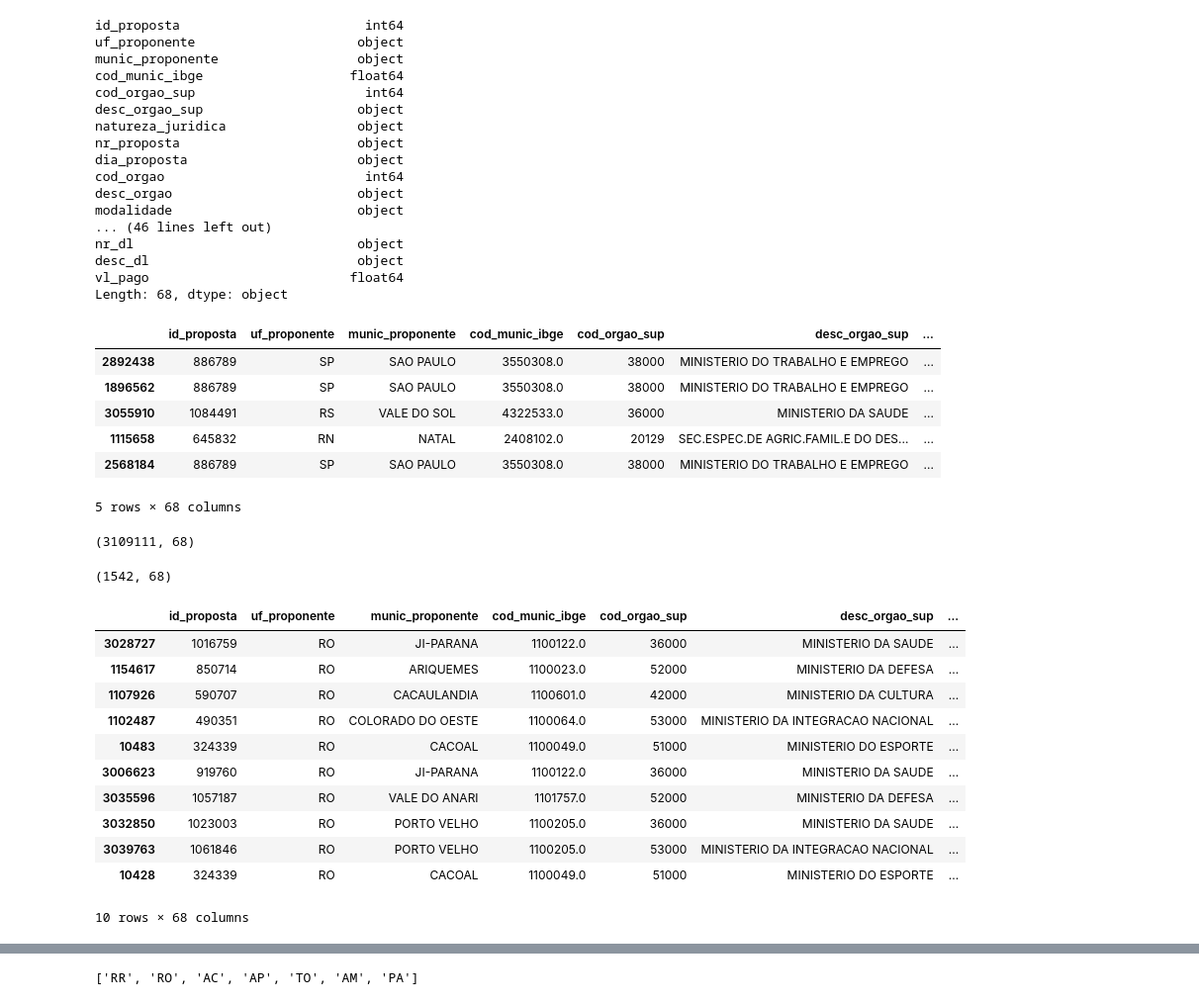
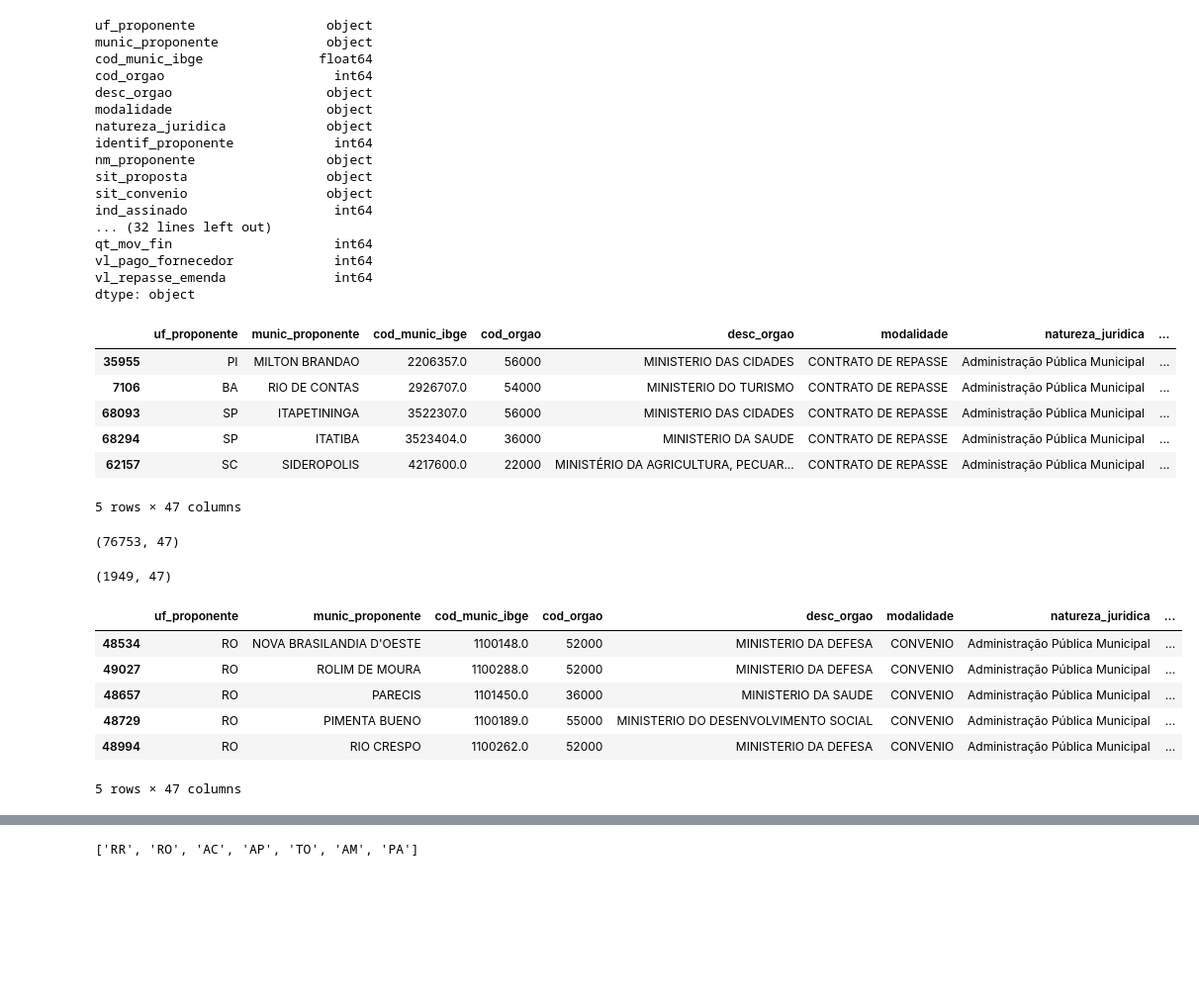
Before and after one commit to pccdiesb/Programas, a Jupyter notebook: ExploreSICONV.ipynb, the cells around one changed output, grey strips where cells are left out. Shown at 99% size. Cells and saved outputs as stored; diff of their text form; code cells hidden in the pictures; blank space fills up the shorter version.

```diff
--- a/ExploreSICONV.ipynb
+++ b/ExploreSICONV.ipynb
@@ -15,7 +15,7 @@ import seaborn as sns
 
 #file1 = 'C:\\Users\\rodar\\Documents\\Ciencia de Dados\\IESB\\TrabalhoFinal\\ProjetoEvasao\\DADOS\\BASE_DATASCI_HENRIQUE.CSV'
 #file2 = 'C:\\Users\\rodar\\Documents\\Ciencia de Dados\\IESB\\TrabalhoFinal\\ProjetoEvasao\\DADOS\\DadosIESB.CSV'
-filesiconv = 'C:\\Users\\rodar\\Documents\\Ciencia de Dados\\IESB\\TrabalhoFinal\\siconv\\amostra\\amostrasiconv.CSV'
+filesiconv = 'C:\\Users\\rodar\\Documents\\Ciencia de Dados\\IESB\\TrabalhoFinal\\siconv\\amostra\\amostra_v53.CSV'
 # %%
 print(filesiconv)
 # %% [output]
@@ -56,55 +25,50 @@ df.describe().T
 # %%
 df.dtypes
 # %% [output]
-id_proposta                        int64
-uf_proponente                     object
-munic_proponente                  object
-cod_munic_ibge                   float64
-cod_orgao_sup                      int64
-desc_orgao_sup                    object
-natureza_juridica                 object
-nr_proposta                       object
-dia_proposta                      object
-cod_orgao                          int64
-desc_orgao                        object
-modalidade                        object
-... (46 lines left out)
-nr_dl                             object
-desc_dl                           object
-vl_pago                          float64
-Length: 68, dtype: object
+uf_proponente                 object
+munic_proponente              object
+cod_munic_ibge               float64
+cod_orgao                      int64
+desc_orgao                    object
+modalidade                    object
+natureza_juridica             object
+identif_proponente             int64
+nm_proponente                 object
+sit_proposta                  object
+sit_convenio                  object
+ind_assinado                   int64
+... (32 lines left out)
+qt_mov_fin                     int64
+vl_pago_fornecedor             int64
+vl_repasse_emenda              int64
+dtype: object
 # %%
 df.sample(5)
 # %% [output]
-|  | id_proposta | uf_proponente | munic_proponente | cod_munic_ibge | cod_orgao_sup | desc_orgao_sup | ... |
-| 2892438 | 886789 | SP | SAO PAULO | 3550308.0 | 38000 | MINISTERIO DO TRABALHO E EMPREGO | ... |
-| 1896562 | 886789 | SP | SAO PAULO | 3550308.0 | 38000 | MINISTERIO DO TRABALHO E EMPREGO | ... |
-| 3055910 | 1084491 | RS | VALE DO SOL | 4322533.0 | 36000 | MINISTERIO DA SAUDE | ... |
-| 1115658 | 645832 | RN | NATAL | 2408102.0 | 20129 | SEC.ESPEC.DE AGRIC.FAMIL.E DO DES... | ... |
-| 2568184 | 886789 | SP | SAO PAULO | 3550308.0 | 38000 | MINISTERIO DO TRABALHO E EMPREGO | ... |
+|  | uf_proponente | munic_proponente | cod_munic_ibge | cod_orgao | desc_orgao | modalidade | natureza_juridica | ... |
+| 35955 | PI | MILTON BRANDAO | 2206357.0 | 56000 | MINISTERIO DAS CIDADES | CONTRATO DE REPASSE | Administração Pública Municipal | ... |
+| 7106 | BA | RIO DE CONTAS | 2926707.0 | 54000 | MINISTERIO DO TURISMO | CONTRATO DE REPASSE | Administração Pública Municipal | ... |
+| 68093 | SP | ITAPETININGA | 3522307.0 | 56000 | MINISTERIO DAS CIDADES | CONTRATO DE REPASSE | Administração Pública Municipal | ... |
+| 68294 | SP | ITATIBA | 3523404.0 | 36000 | MINISTERIO DA SAUDE | CONTRATO DE REPASSE | Administração Pública Municipal | ... |
+| 62157 | SC | SIDEROPOLIS | 4217600.0 | 22000 | MINISTÉRIO DA AGRICULTURA, PECUAR... | CONTRATO DE REPASSE | Administração Pública Municipal | ... |
-5 rows × 68 columns
+5 rows × 47 columns
 # %%
 df.shape
 # %% [output]
-(3109111, 68)
+(76753, 47)
 # %%
 df_RO = df[df.uf_proponente == 'RO']
 # %%
 print(df_RO.shape)
 # %% [output]
-(1542, 68)
+(1949, 47)
 # %%
-df_RO.sample(10)
+df_RO.sample(5)
 # %% [output]
-|  | id_proposta | uf_proponente | munic_proponente | cod_munic_ibge | cod_orgao_sup | desc_orgao_sup | ... |
-| 3028727 | 1016759 | RO | JI-PARANA | 1100122.0 | 36000 | MINISTERIO DA SAUDE | ... |
-| 1154617 | 850714 | RO | ARIQUEMES | 1100023.0 | 52000 | MINISTERIO DA DEFESA | ... |
-| 1107926 | 590707 | RO | CACAULANDIA | 1100601.0 | 42000 | MINISTERIO DA CULTURA | ... |
-| 1102487 | 490351 | RO | COLORADO DO OESTE | 1100064.0 | 53000 | MINISTERIO DA INTEGRACAO NACIONAL | ... |
-| 10483 | 324339 | RO | CACOAL | 1100049.0 | 51000 | MINISTERIO DO ESPORTE | ... |
-| 3006623 | 919760 | RO | JI-PARANA | 1100122.0 | 36000 | MINISTERIO DA SAUDE | ... |
-| 3035596 | 1057187 | RO | VALE DO ANARI | 1101757.0 | 52000 | MINISTERIO DA DEFESA | ... |
-| 3032850 | 1023003 | RO | PORTO VELHO | 1100205.0 | 36000 | MINISTERIO DA SAUDE | ... |
-| 3039763 | 1061846 | RO | PORTO VELHO | 1100205.0 | 53000 | MINISTERIO DA INTEGRACAO NACIONAL | ... |
-| 10428 | 324339 | RO | CACOAL | 1100049.0 | 51000 | MINISTERIO DO ESPORTE | ... |
+|  | uf_proponente | munic_proponente | cod_munic_ibge | cod_orgao | desc_orgao | modalidade | natureza_juridica | ... |
+| 48534 | RO | NOVA BRASILANDIA D'OESTE | 1100148.0 | 52000 | MINISTERIO DA DEFESA | CONVENIO | Administração Pública Municipal | ... |
+| 49027 | RO | ROLIM DE MOURA | 1100288.0 | 52000 | MINISTERIO DA DEFESA | CONVENIO | Administração Pública Municipal | ... |
+| 48657 | RO | PARECIS | 1101450.0 | 36000 | MINISTERIO DA SAUDE | CONVENIO | Administração Pública Municipal | ... |
+| 48729 | RO | PIMENTA BUENO | 1100189.0 | 55000 | MINISTERIO DO DESENVOLVIMENTO SOCIAL | CONVENIO | Administração Pública Municipal | ... |
+| 48994 | RO | RIO CRESPO | 1100262.0 | 52000 | MINISTERIO DA DEFESA | CONVENIO | Administração Pública Municipal | ... |
-10 rows × 68 columns
+5 rows × 47 columns
```
Also changed, not shown: parts of 68 cells of this notebook.
